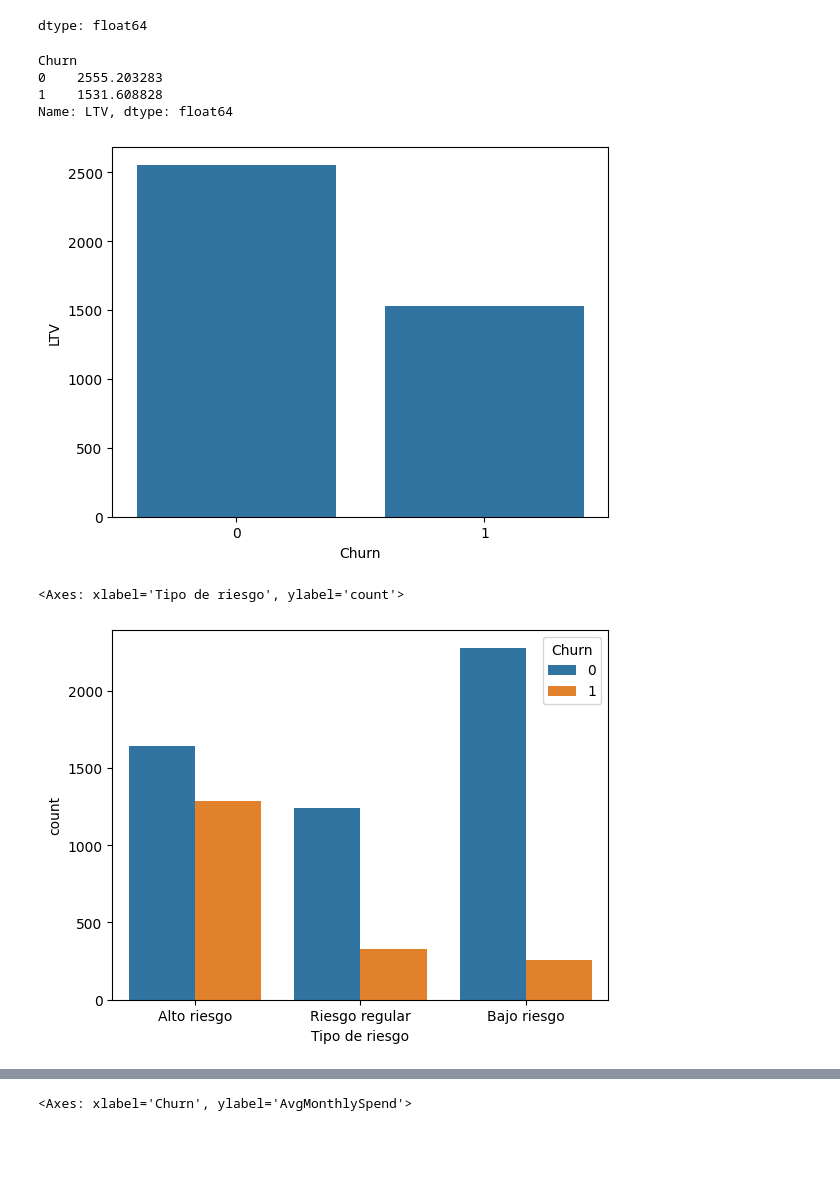
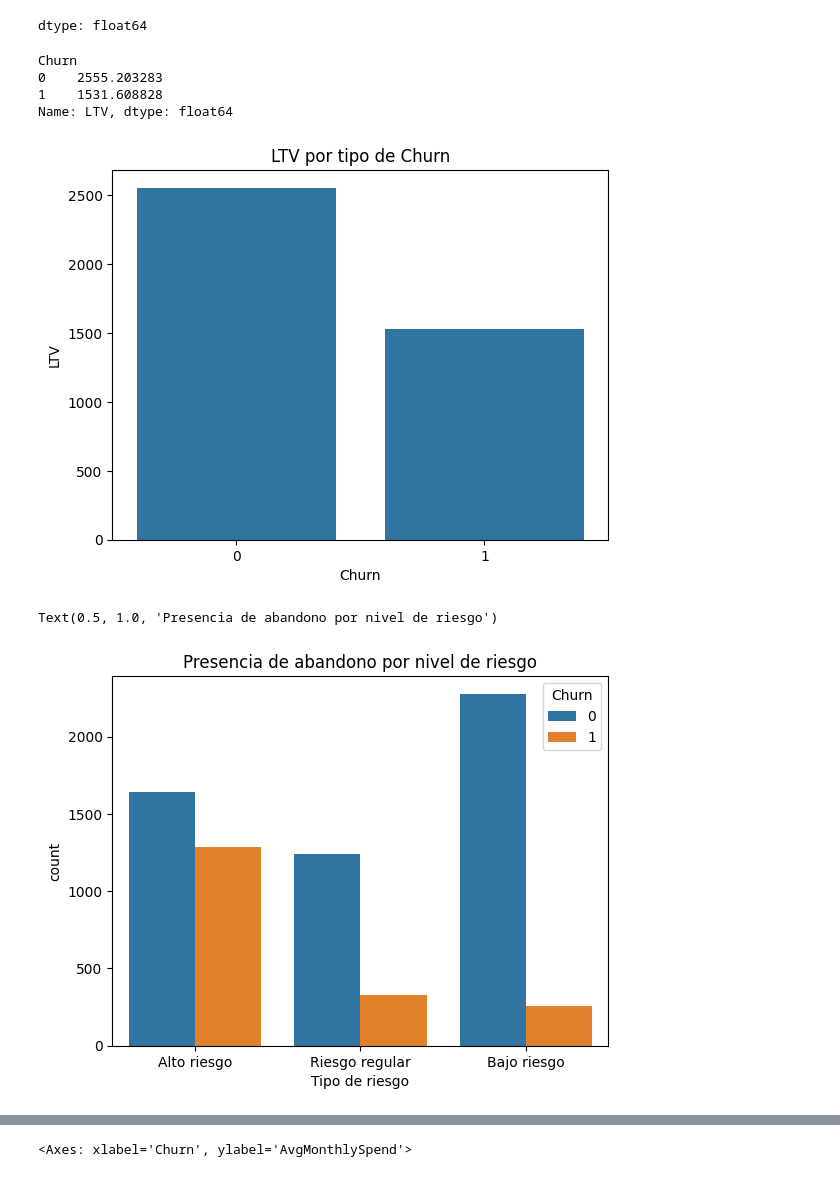
Before and after one commit to Hugocruz23/data-analytics-portfolio, a Jupyter notebook: projects /Telco Churn Rate/Notebook.ipynb, the cells around one changed output, grey strips where cells are left out. Cells and saved outputs as stored; diff of their text form; code cells hidden in the pictures; blank space fills up the shorter version.

```diff
--- a/projects /Telco Churn Rate/Notebook.ipynb
+++ b/projects /Telco Churn Rate/Notebook.ipynb
@@ -1,6 +1,6 @@
 # %%
 import pandas as pd
-data = pd.read_csv("https://raw.githubusercontent.com/Hugocruz23/data-analytics-portfolio/refs/heads/main/projects%20/sales-forecast/data/WA_Fn-UseC_-Telco-Customer-Churn.csv")
+data = pd.read_csv("https://raw.githubusercontent.com/Hugocruz23/data-analytics-portfolio/refs/heads/main/projects%20/Telco%20Churn%20Rate/Data.csv")
 data.head()
 # %% [output]
 |  | customerID | gender | SeniorCitizen | Partner | Dependents | tenure | PhoneService | MultipleLines | ... |
@@ -615,20 +615,22 @@ data['Tipo de riesgo'] = data['risk'].apply(classifier_risk)
 # %%
 #Agrupamos LTV por Churn
 sns.barplot(data.groupby('Churn')['LTV'].mean())
+plt.title('LTV por tipo de Churn')
 print(data.groupby('Churn')['LTV'].mean())
 # %% [output]
 Churn
 0    2555.203283
 1    1531.608828
 Name: LTV, dtype: float64
-[figure, old version]
+[figure, new version]
 # %%
 
 #Vamos a visualizar el comportamiento de nuestra variable de tipo de riesgo
 sns.countplot(data = data, x = 'Tipo de riesgo', hue = 'Churn')
+plt.title('Presencia de abandono por nivel de riesgo')
 # %% [output]
-<Axes: xlabel='Tipo de riesgo', ylabel='count'>
+Text(0.5, 1.0, 'Presencia de abandono por nivel de riesgo')
-[figure, old version]
+[figure, new version]
 # %%
 sns.barplot(data = data, x = 'TotalServices', y = 'LTV', hue = 'Churn')
 # %% [output]
```
Also changed, not shown: parts of 8 cells of this notebook.
